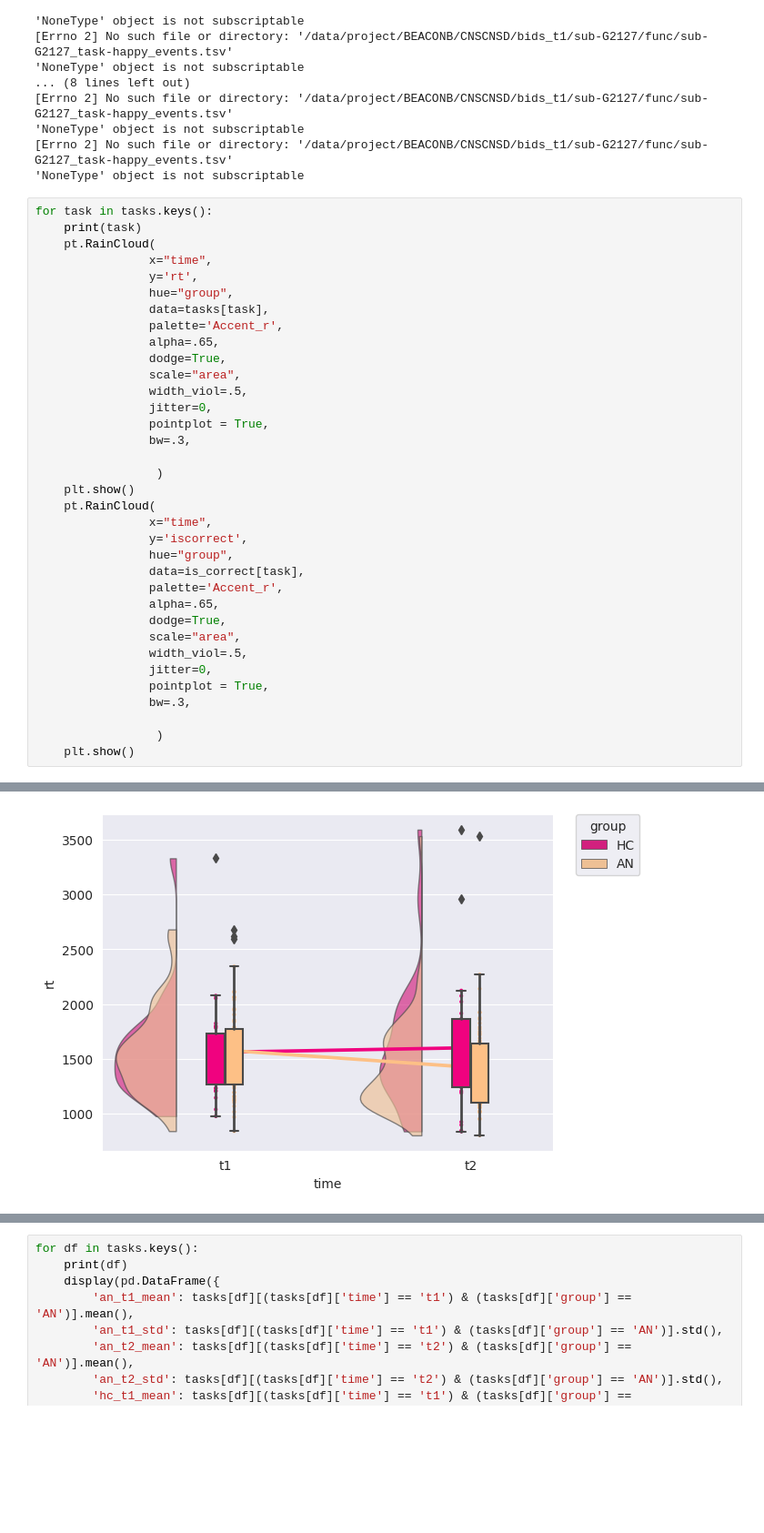
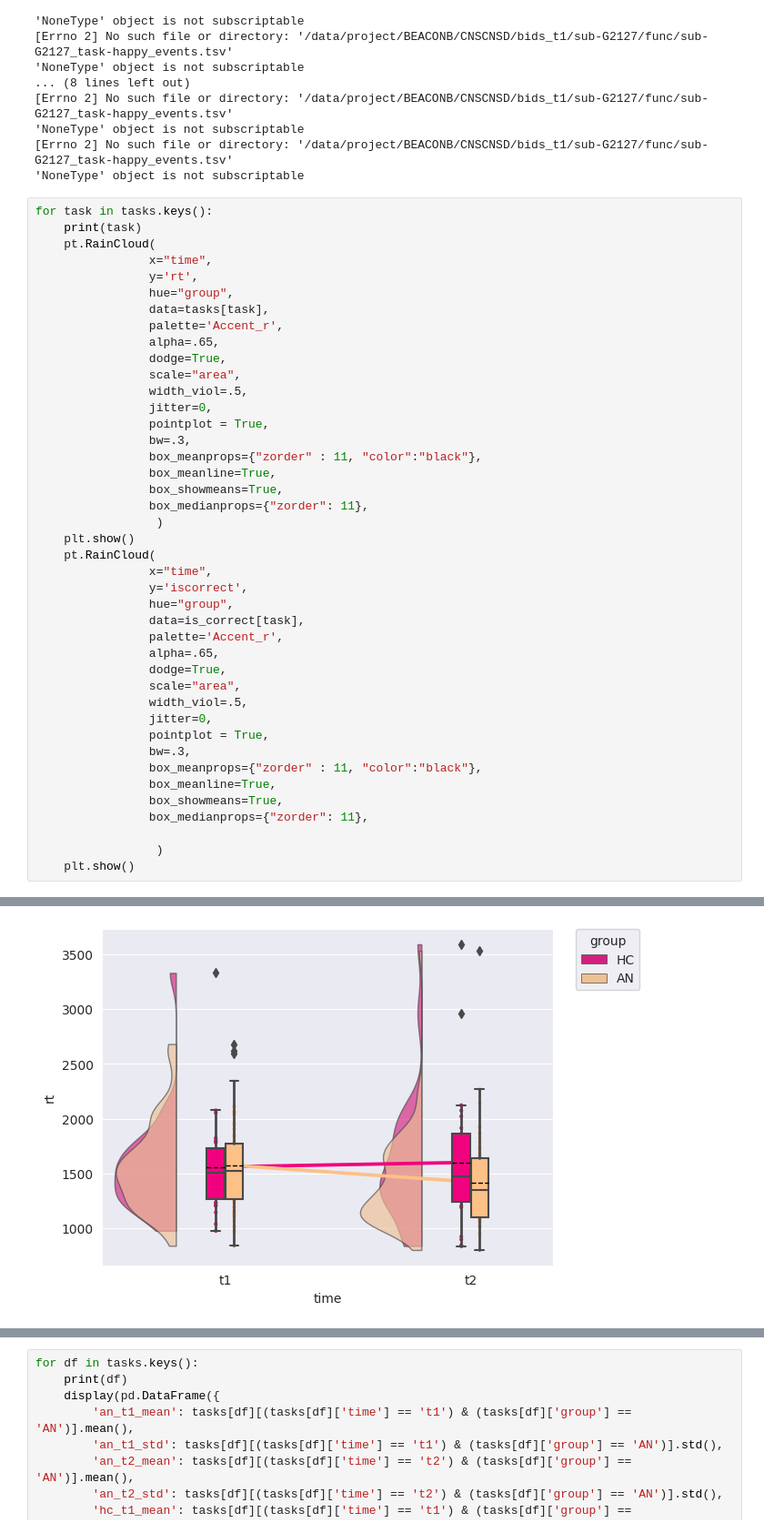
Before and after one commit to WMDA/socio-emotion-cognition, a Jupyter notebook: behavioural/task_behavioural_measures/task_differences.ipynb, the cells around one changed output, grey strips where cells are left out. Shown at 91% size. Drawn from its saved outputs; the diff is of its cells as text; blank space fills up the shorter version.

```diff
--- a/behavioural/task_behavioural_measures/task_differences.ipynb
+++ b/behavioural/task_behavioural_measures/task_differences.ipynb
@@ -53,32 +54,39 @@ for task in tasks.keys():
                 hue="group",
                 data=tasks[task],
                 palette='Accent_r',
                 alpha=.65,
                 dodge=True,
                 scale="area",
                 width_viol=.5,
                 jitter=0,
                 pointplot = True,
                 bw=.3,
-
+                box_meanprops={"zorder" : 11, "color":"black"},
+                box_meanline=True,
+                box_showmeans=True,
+                box_medianprops={"zorder": 11},
                  )
     plt.show()
     pt.RainCloud(
                 x="time",
                 y='iscorrect',
                 hue="group",
                 data=is_correct[task],
                 palette='Accent_r',
                 alpha=.65,
                 dodge=True,
                 scale="area",
                 width_viol=.5,
                 jitter=0,
                 pointplot = True,
                 bw=.3,
+                box_meanprops={"zorder" : 11, "color":"black"},
+                box_meanline=True,
+                box_showmeans=True,
+                box_medianprops={"zorder": 11},
 
                  )
     plt.show()
 # %% [output]
 eft_simple
-[figure, old version]
+[figure, new version]
```
Also changed, not shown: parts of 4 cells of this notebook.
